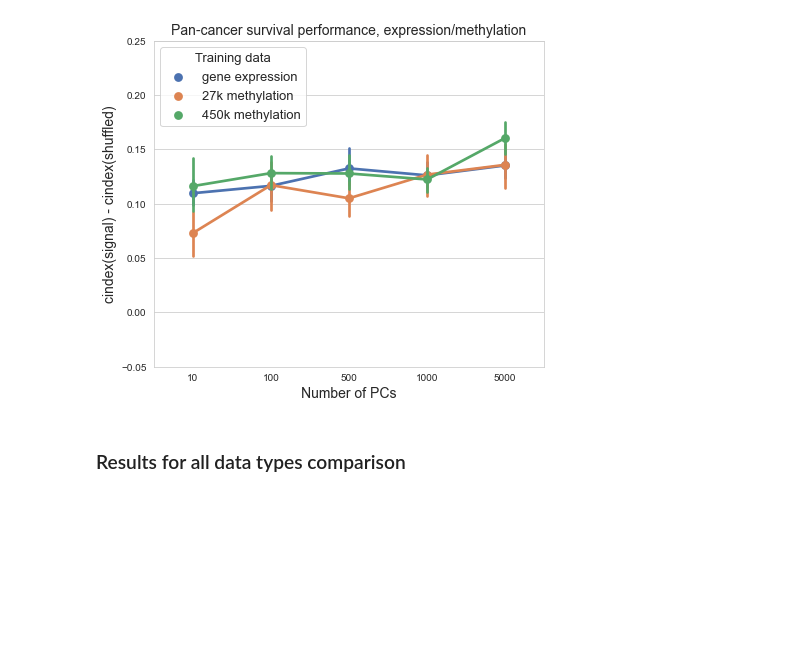
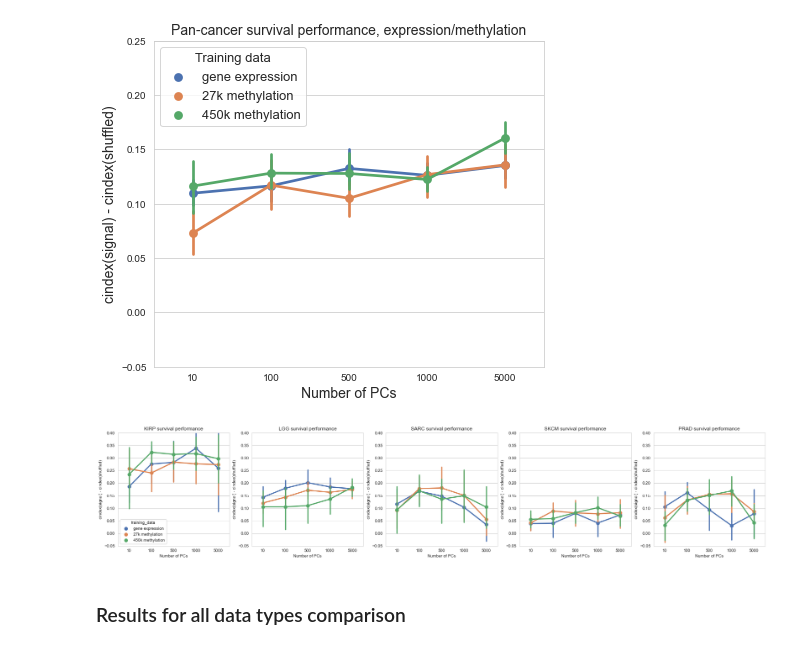
Before and after one commit to greenelab/mpmp, a Jupyter notebook: 06_predict_survival/plot_survival_pc_comparison.ipynb, the cells around one changed output. Cells and saved outputs as stored; diff of their text form; code cells hidden in the pictures; blank space fills up the shorter version.

Commit message:
add supplementary figure split by cancer type

```diff
--- a/06_predict_survival/plot_survival_pc_comparison.ipynb
+++ b/06_predict_survival/plot_survival_pc_comparison.ipynb
@@ -222,19 +222,3 @@ BLCA         0.919373
 HNSC         0.909725
 UCEC         0.869474
 Name: delta_cindex, dtype: float64
-# %%
-sns.set({'figure.figsize': (28, 10)})
-sns.set_style('whitegrid')
-fig, axarr = plt.subplots(2, 5)
-
-for ix, cancer_type in enumerate(cancer_type_cv.sort_values(ascending=False).index[:10]):
-    ax = axarr[ix // 5, ix % 5]
-    sns.pointplot(data=me_performance_df[me_performance_df.cancer_type == cancer_type],
-                  x='n_dim', y='delta_cindex', hue='training_data',
-                  hue_order=training_data_map.values(), ax=ax)
-    ax.set_xlabel('Number of PCs')
-    ax.set_ylabel('cindex(signal) - cindex(shuffled)')
-    ax.set_title('{} survival performance'.format(cancer_type))
-    ax.set_ylim(-0.05, 0.4)
-    if ix != 0:
-        ax.get_legend().remove()
@@ -260,6 +242,30 @@ if SAVE_FIGS:
                 dpi=300, bbox_inches='tight')
 # %% [output]
 [figure]
+# %%
+sns.set({'figure.figsize': (28, 5)})
+sns.set_style('whitegrid')
+fig, axarr = plt.subplots(1, 5)
+
+cancer_type_cv = cancer_type_cv[cancer_type_cv.index != 'pancancer']
+for ix, cancer_type in enumerate(cancer_type_cv.sort_values(ascending=False).index[:5]):
+    ax = axarr[ix]
+    sns.pointplot(data=me_performance_df[me_performance_df.cancer_type == cancer_type],
+                  x='n_dim', y='delta_cindex', hue='training_data',
+                  hue_order=training_data_map.values(), ax=ax)
+    ax.set_xlabel('Number of PCs')
+    ax.set_ylabel('cindex(signal) - cindex(shuffled)')
+    ax.set_title('{} survival performance'.format(cancer_type))
+    ax.set_ylim(-0.05, 0.4)
+    if ix != 0:
+        ax.get_legend().remove()
+
+if SAVE_FIGS:
+    plt.savefig(images_dir / 'me_top_cancers_survival.svg', bbox_inches='tight')
+    plt.savefig(images_dir / 'me_top_cancers_survival.png',
+                dpi=300, bbox_inches='tight')
+# %% [output]
+[figure, added]
 # %% [markdown]
 ### Results for all data types comparison
 # %%
```
Also changed, not shown: parts of 5 cells of this notebook, 1 other file.
